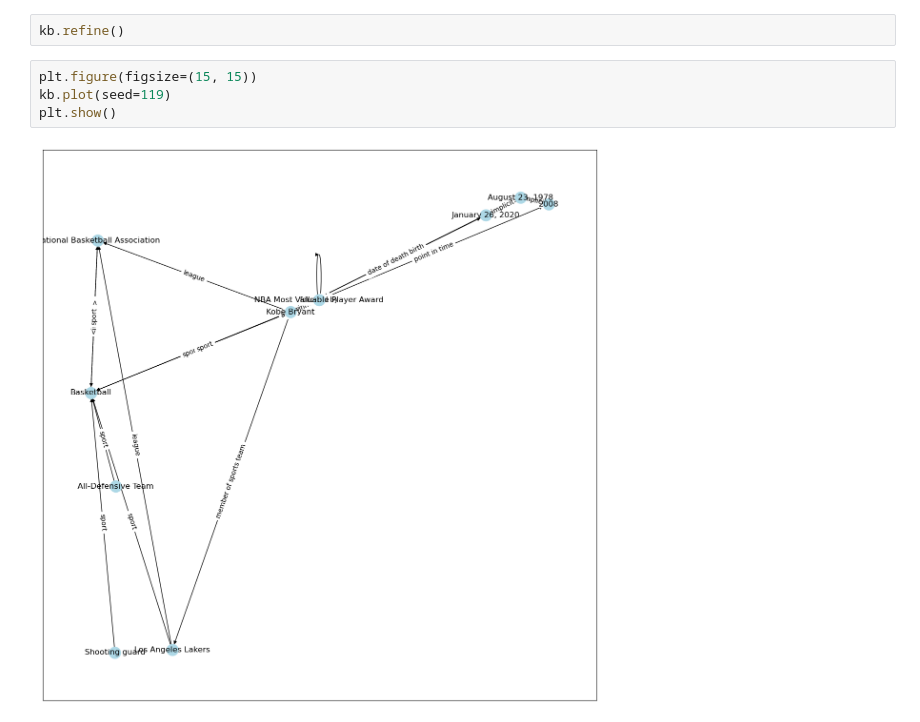
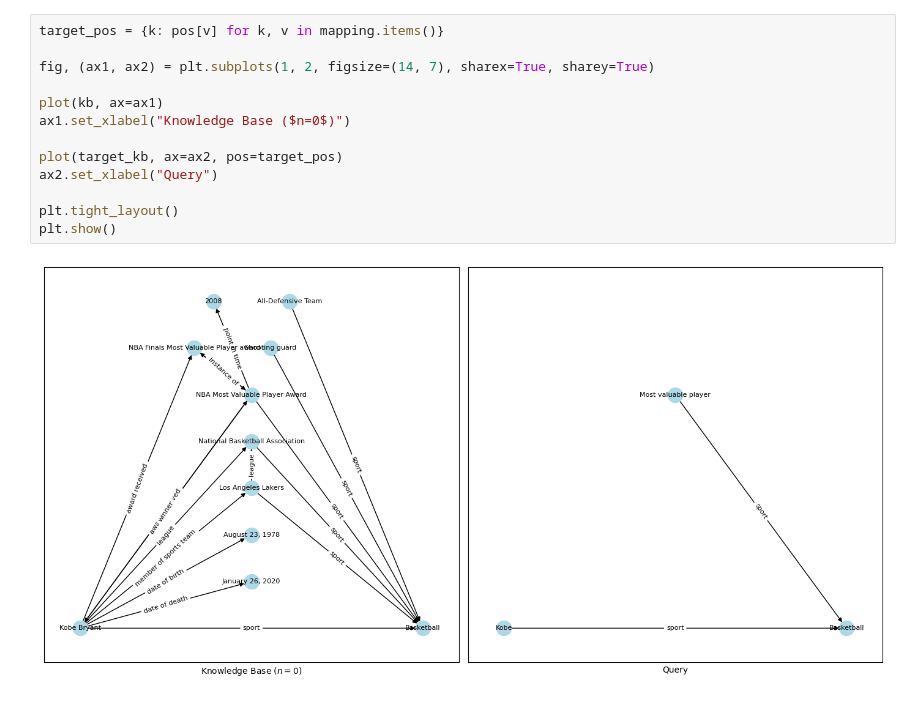
Before and after one commit to 000alen/cs152-final-project, a Jupyter notebook: main.ipynb, the cells around one changed output. Saved outputs shown, nothing was run; the diff lists cells and outputs as text.

```diff
--- a/main.ipynb
+++ b/main.ipynb
@@ -642,8 +129,15 @@ plt.show()
-# %%
-kb.refine()
-# %%
-plt.figure(figsize=(15, 15))
-kb.plot(seed=119)
-plt.show()
-# %% [output]
-[figure, removed]
+# %%
+target_pos = {k: pos[v] for k, v in mapping.items()}
+
+fig, (ax1, ax2) = plt.subplots(1, 2, figsize=(14, 7), sharex=True, sharey=True)
+
+plot(kb, ax=ax1)
+ax1.set_xlabel("Knowledge Base ($n=0$)")
+
+plot(target_kb, ax=ax2, pos=target_pos)
+ax2.set_xlabel("Query")
+
+plt.tight_layout()
+plt.show()
+# %% [output]
+[figure, added]
```
Also changed, not shown: parts of 23 cells of this notebook, 4 other files.
